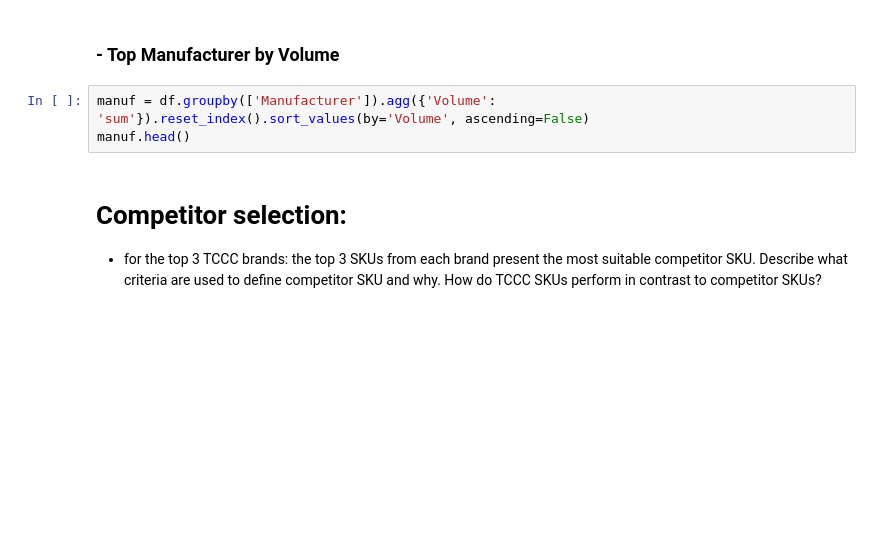
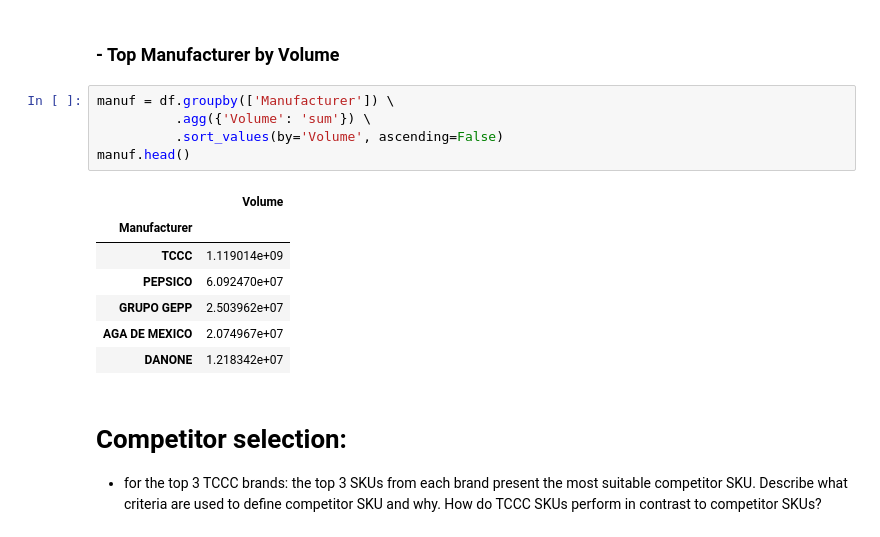
Before and after one commit to BRomanchuk/products-metrics, a Jupyter notebook: eda_products.ipynb, the cells around one changed output. Drawn from its saved outputs; the diff is of its cells as text; blank space fills up the shorter version.

```diff
--- a/eda_products.ipynb
+++ b/eda_products.ipynb
@@ -113,8 +192,18 @@ pack_size.head()
 # %% [markdown]
 ### - Top Manufacturer by Volume
 # %%
-manuf = df.groupby(['Manufacturer']).agg({'Volume': 'sum'}).reset_index().sort_values(by='Volume', ascending=False)
+manuf = df.groupby(['Manufacturer']) \
+          .agg({'Volume': 'sum'}) \
+          .sort_values(by='Volume', ascending=False)
 manuf.head()
+# %% [output]
+|  | Volume |
+| Manufacturer |  |
+| TCCC | 1.119014e+09 |
+| PEPSICO | 6.092470e+07 |
+| GRUPO GEPP | 2.503962e+07 |
+| AGA DE MEXICO | 2.074967e+07 |
+| DANONE | 1.218342e+07 |
 # %% [markdown]
 # Competitor selection:
 
```
Also changed, not shown: parts of 27 cells of this notebook.
